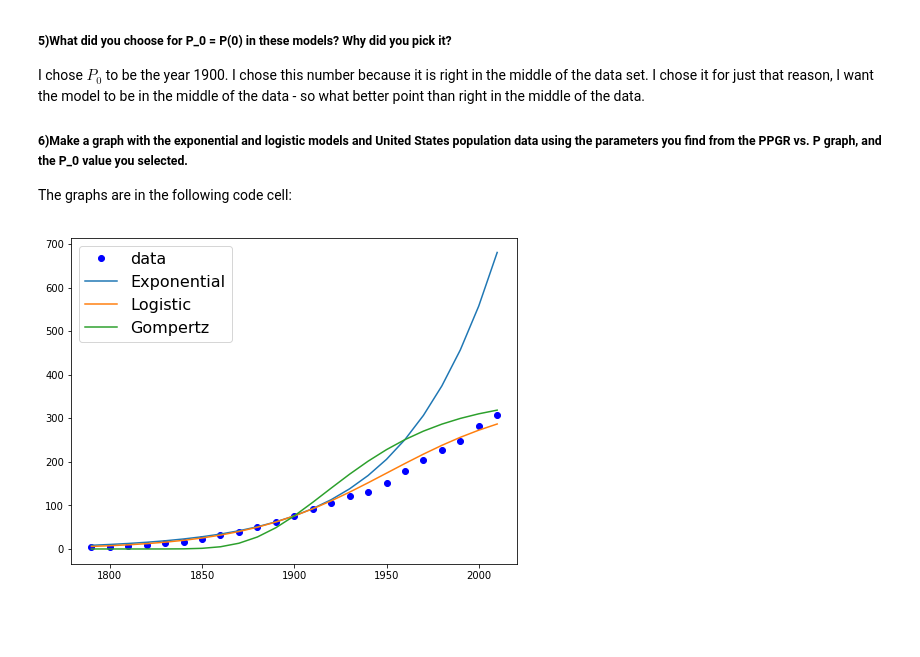
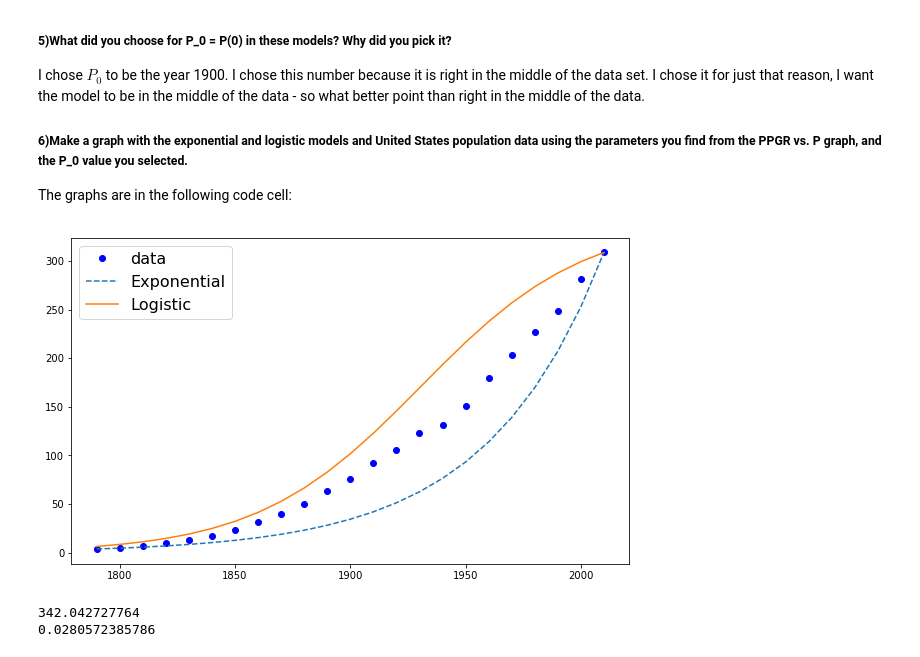
Before and after one commit to BananaBonanza/cwuMath475, a Jupyter notebook: butler475PPGR_P.ipynb, the cells around one changed output. Cells and saved outputs as stored; diff of their text form; code cells hidden in the pictures; blank space fills up the shorter version.

```diff
--- a/butler475PPGR_P.ipynb
+++ b/butler475PPGR_P.ipynb
@@ -208,67 +208,60 @@ USPopLineCoef = np.polyfit(USPop[1:N-1],PPGR,1)
 USPopLine = USPopLineCoef[0]*USPop + USPopLineCoef[1]
 
 """
+-------------------------------------
 THIS IS WHERE THE NEW CODE STARTS!
+-------------------------------------
 """
 
 #------------------------------------------------------------------------------------------
 # With that out of the way, time to make the graphs!
 #------------------------------------------------------------------------------------------
 
 #Exponential model
 def US_exp(t,P0,r):
     P = P0*np.exp(r*t)
     return P
 
-"""There are a few issues that arise when using the Logistic and Gompertz models. First and foremost, in those two models
-r does not equal PPGR. Therefore, the following is the method by which I will be finding the R value, given the average PPGR
-as calculated earlier.
-
-Since we want the growth rate to approach 'r' as population approaches 0, and we want growth rate to approach '0' as population
-approaches L, we can create the following linear relationship:
-
-PPGR-r=-(r/L)(P-0)
-
-Solving for 'r', we obtain:
-
-PPGR/(-(P/L)+1) = r
-
-We will use this value when attempting to use 'r' in the following models"""
+#Calculating L and r for logistic model
+L0 = (-USPopLineCoef[1])/USPopLineCoef[0]
+rl = USPopLineCoef[1]
 
 #Logistic Model
-def US_log(t,P0,L):
-    r = avgPPGR/(-(P0/L)+1)
-    A = ((L-P0)/P0)
-    T = L
-    B = 1 + A*np.exp(-r*t)
+def US_log(t,P0):
+    A = ((L0-P0)/P0)
+    T = L0
+    B = 1 + A*np.exp(-rl*t)
     return T/B
 
-#Gompertz Model
-def US_Gomp(t,P0,L):
-    r = avgPPGR/(-(P0/L)+1)
-    log = np.log(L/P0)
-    exp = -log*np.exp(-r*t)
-    return L*np.exp(exp)
+#Gompertz Model: Commented out for this assignment
+#def US_Gomp(t,P0,L):
+#    r = avgPPGR/(-(P0/L)+1)
+#    log = np.log(L/P0)
+#    exp = -log*np.exp(-r*t)
+#    return L*np.exp(exp)
 
 #I will next set a value for the limit of growth in the US. At present, this value is arbitrary.
 #I am unsure how to adequately calculate this value. Looking
 
-L = 350
+years = np.zeros([N], dtype=int)
+i = 0
+for i in range(23):
+    years[i] = USYears[i]-2010
 
-"""For the sake of experimentation, the following is a test of the defined function above. Delete these three quotation
-marks and the ones from the documentation below in order to comment it out."""
-plt.figure(figsize=(8,6))
+plt.figure(figsize=(10,6))
 #
 #First, the data
 plt.plot(USYears, USPop, 'o', color='b', label='data')
 #Next, the possible exponential function
-plt.plot(USYears, US_exp(USYears-1900,USPop[11],np.average(PPGR)), label='Exponential')
+plt.plot(USYears, US_exp(USYears-2010,USPop[22],np.average(PPGR)), label='Exponential', linestyle='--')
 #A possible logistic model
-plt.plot(USYears, US_log(USYears-1900,USPop[11],L), label = 'Logistic')
-#and finally a possible Gompertz model
-plt.plot(USYears, US_Gomp(USYears-1900,USPop[11],L), label = 'Gompertz')
+plt.plot(USYears, US_log(years,USPop[22]), label = 'Logistic')
+#and finally a possible Gompertz model: Again, commented out for this assignment
+#plt.plot(USYears, US_Gomp(USYears-1900,USPop[11],L), label = 'Gompertz')
 plt.legend(loc=2, fontsize=16)
 plt.show()
 plt.close()
 # %% [output]
-[figure, old version]
+[figure, new version]
+342.042727764
+0.0280572385786
```
